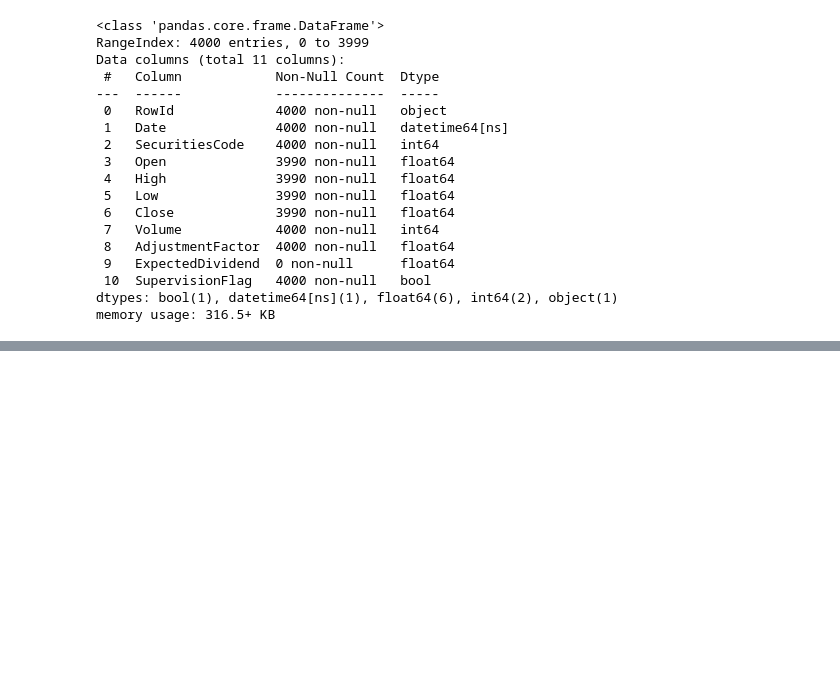
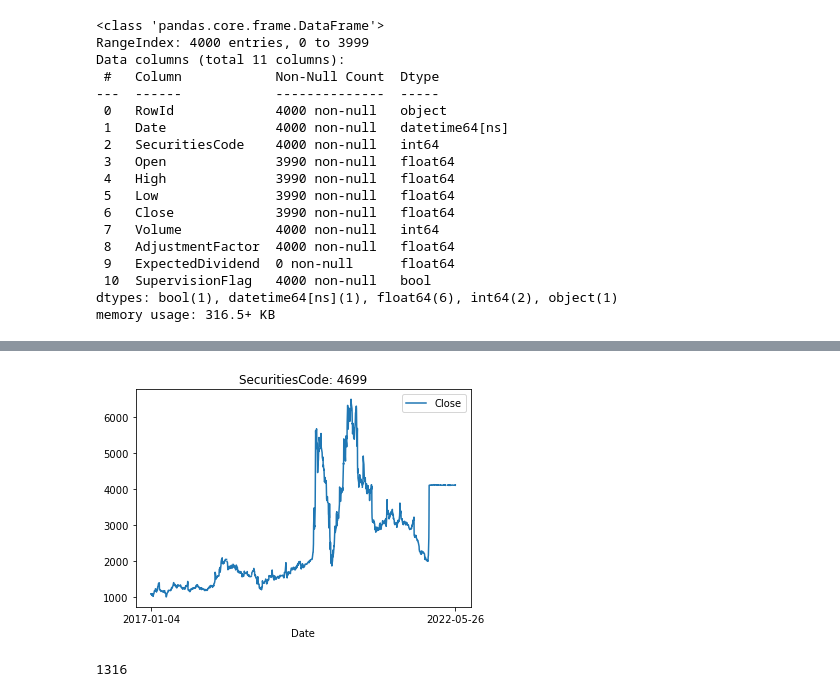
Before and after one commit to KienLe-git/JPX_stock_2022, a Jupyter notebook: working/0.1_EDA.ipynb, the cells around one changed output, grey strips where cells are left out. Saved outputs shown, nothing was run; the diff lists cells and outputs as text; code cells hidden in the pictures; blank space fills up the shorter version.

```diff
--- a/working/0.1_EDA.ipynb
+++ b/working/0.1_EDA.ipynb
@@ -144,0 +383,5 @@ memory usage: 316.5+ KB
+# %%
+render_col(pd.concat([prices, supplemental_prices]), 4699, ['Close'])
+# %% [output]
+[figure, added]
+1316
```
Also changed, not shown: parts of 35 cells of this notebook, 12 other files.
